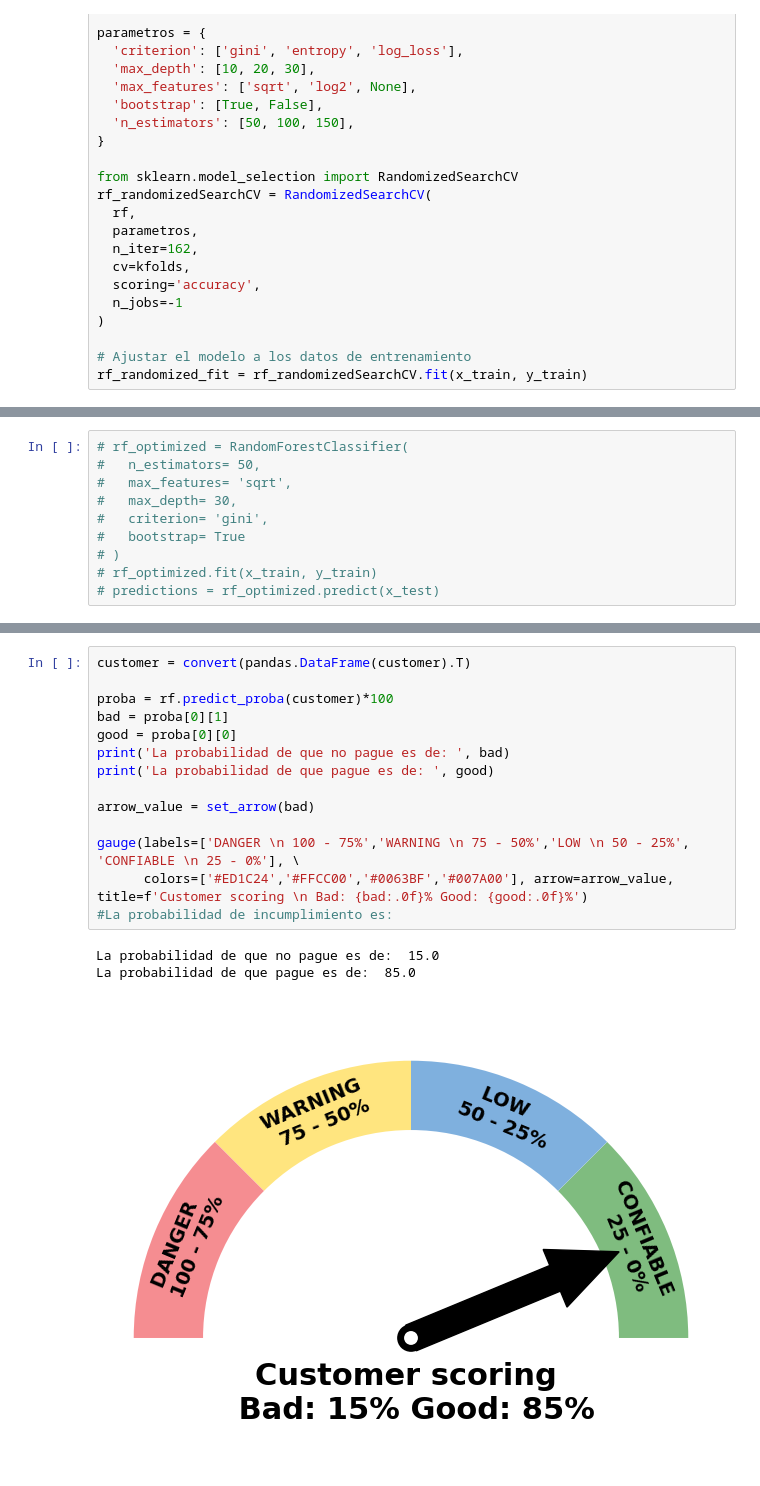
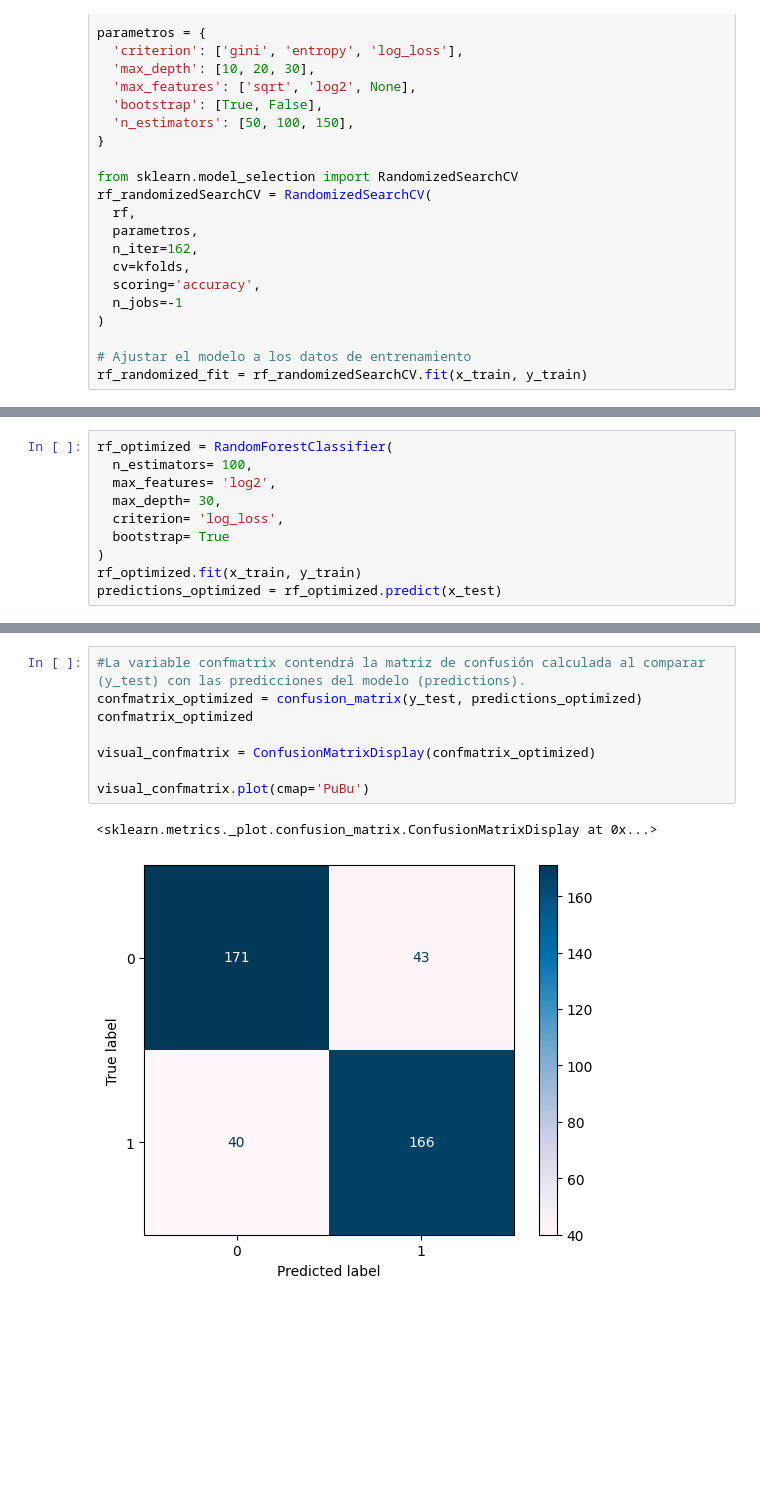
Before and after one commit to pabloing93/credit-scoring-prediction, a Jupyter notebook: 2_model_randomforest.ipynb, the cells around one changed output, grey strips where cells are left out. Saved outputs shown, nothing was run; the diff lists cells and outputs as text; blank space fills up the shorter version.

```diff
--- a/2_model_randomforest.ipynb
+++ b/2_model_randomforest.ipynb
@@ -180,10 +208,10 @@ rf_randomized_fit.best_params_
 # %%
-# rf_optimized = RandomForestClassifier(
-#   n_estimators= 50,
-#   max_features= 'sqrt',
-#   max_depth= 30,
-#   criterion= 'gini',
-#   bootstrap= True
-# )
-# rf_optimized.fit(x_train, y_train)
-# predictions = rf_optimized.predict(x_test)
+rf_optimized = RandomForestClassifier(
+  n_estimators= 100,
+  max_features= 'log2',
+  max_depth= 30,
+  criterion= 'log_loss',
+  bootstrap= True
+)
+rf_optimized.fit(x_train, y_train)
+predictions_optimized = rf_optimized.predict(x_test)
@@ -333,18 +218,11 @@ Name: 25, dtype: object
-# %%
-customer = convert(pandas.DataFrame(customer).T)
-
-proba = rf.predict_proba(customer)*100
-bad = proba[0][1]
-good = proba[0][0]
-print('La probabilidad de que no pague es de: ', bad)
-print('La probabilidad de que pague es de: ', good)
-
-arrow_value = set_arrow(bad)
-
-gauge(labels=['DANGER \n 100 - 75%','WARNING \n 75 - 50%','LOW \n 50 - 25%', 'CONFIABLE \n 25 - 0%'], \
-      colors=['#ED1C24','#FFCC00','#0063BF','#007A00'], arrow=arrow_value, title=f'Customer scoring \n Bad: {bad:.0f}% Good: {good:.0f}%')
-#La probabilidad de incumplimiento es:
-# %% [output]
-La probabilidad de que no pague es de:  15.0
-La probabilidad de que pague es de:  85.0
-[figure, removed]
+# %%
+#La variable confmatrix contendrá la matriz de confusión calculada al comparar (y_test) con las predicciones del modelo (predictions).
+confmatrix_optimized = confusion_matrix(y_test, predictions_optimized)
+confmatrix_optimized
+
+visual_confmatrix = ConfusionMatrixDisplay(confmatrix_optimized)
+
+visual_confmatrix.plot(cmap='PuBu')
+# %% [output]
+<sklearn.metrics._plot.confusion_matrix.ConfusionMatrixDisplay at 0x...>
+[figure, added]
```
Also changed, not shown: parts of 17 cells of this notebook, 2 other files.
